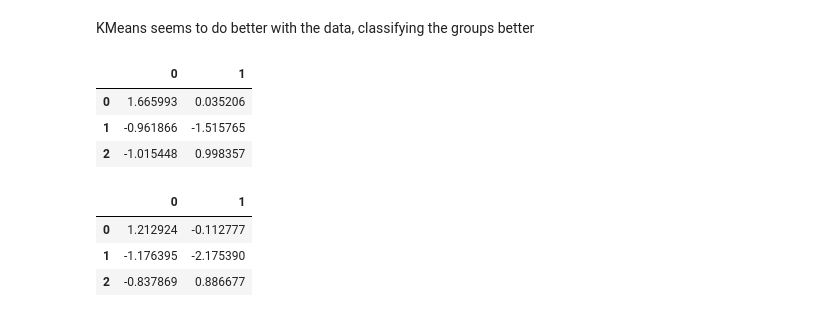
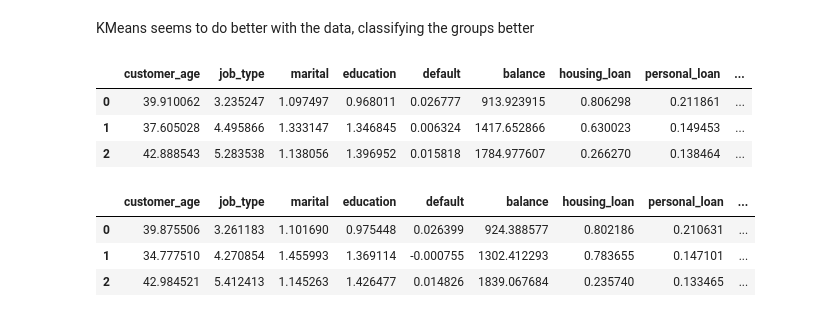
Before and after one commit to chrisistrati/Sigmoid-Homework, a Jupyter notebook: 12_gaussian_mixture_models.ipynb, the cells around one changed output. Saved outputs shown, nothing was run; the diff lists cells and outputs as text; code cells hidden in the pictures.

```diff
--- a/12_gaussian_mixture_models.ipynb
+++ b/12_gaussian_mixture_models.ipynb
@@ -162,25 +159,26 @@ Text(0.5, 1.0, 'KMeans')
 After applying PCA and sclaing, the results are much more different, and over all beter
 # %% [markdown]
 KMeans seems to do better with the data, classifying the groups better
-# %%
-gmm_means = pca.inverse_transform(gmm_means) #because we applyed pca and scaling before, we have to undo its effects
-gmm_means = scaler.inverse_transform(gmm_means)
-
-kmeans_centers = pca.inverse_transform(kmeans_centers)
-kmeans_centers = scaler.inverse_transform(kmeans_centers)
-
-# PCA inverse isnt working, and i cant transform the back t the original dimensionality
-
-pd.DataFrame(data=gmm_means)
-# %% [output]
-|  | 0 | 1 |
-| 0 | 1.665993 | 0.035206 |
-| 1 | -0.961866 | -1.515765 |
-| 2 | -1.015448 | 0.998357 |
-# %%
-pd.DataFrame(data=kmeans_centers)
-# %% [output]
-|  | 0 | 1 |
-| 0 | 1.212924 | -0.112777 |
-| 1 | -1.176395 | -2.175390 |
-| 2 | -0.837869 | 0.886677 |
+# %%
+gmm_means = pca.inverse_transform(gmm_means)  # Inverse PCA transformation
+gmm_means = scaler.inverse_transform(gmm_means)  # Inverse scaling transformation
+
+kmeans_centers = pca.inverse_transform(kmeans_centers)  # Inverse PCA transformation
+kmeans_centers = scaler.inverse_transform(kmeans_centers)  # Inverse scaling transformation
+
+df_gmm = pd.DataFrame(data=gmm_means, columns=df.columns)
+df_kmeans = pd.DataFrame(data=kmeans_centers, columns=df.columns)
+# %%
+df_gmm
+# %% [output]
+|  | customer_age | job_type | marital | education | default | balance | housing_loan | personal_loan | ... |
+| 0 | 39.910062 | 3.235247 | 1.097497 | 0.968011 | 0.026777 | 913.923915 | 0.806298 | 0.211861 | ... |
+| 1 | 37.605028 | 4.495866 | 1.333147 | 1.346845 | 0.006324 | 1417.652866 | 0.630023 | 0.149453 | ... |
+| 2 | 42.888543 | 5.283538 | 1.138056 | 1.396952 | 0.015818 | 1784.977607 | 0.266270 | 0.138464 | ... |
+# %%
+df_kmeans
+# %% [output]
+|  | customer_age | job_type | marital | education | default | balance | housing_loan | personal_loan | ... |
+| 0 | 39.875506 | 3.261183 | 1.101690 | 0.975448 | 0.026399 | 924.388577 | 0.802186 | 0.210631 | ... |
+| 1 | 34.777510 | 4.270854 | 1.455993 | 1.369114 | -0.000755 | 1302.412293 | 0.783655 | 0.147101 | ... |
+| 2 | 42.984521 | 5.412413 | 1.145263 | 1.426477 | 0.014826 | 1839.067684 | 0.235740 | 0.133465 | ... |
```
Also changed, not shown: parts of 4 cells of this notebook.
